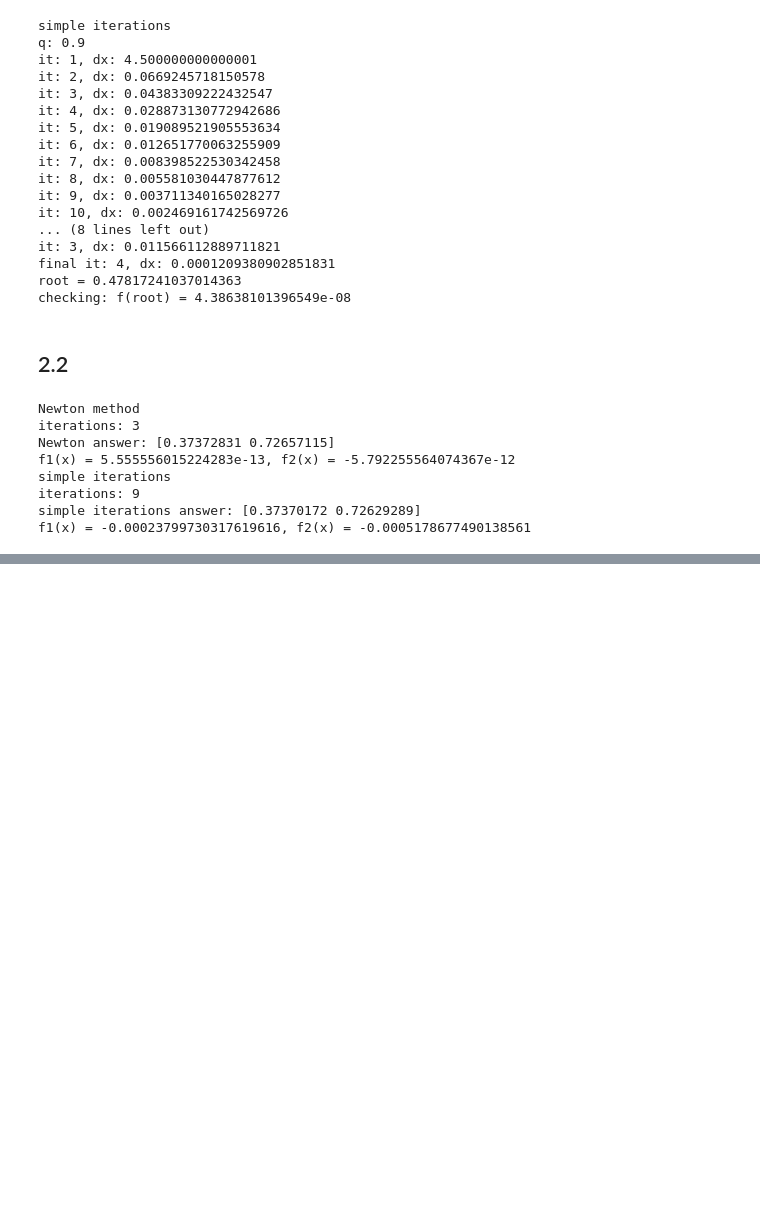
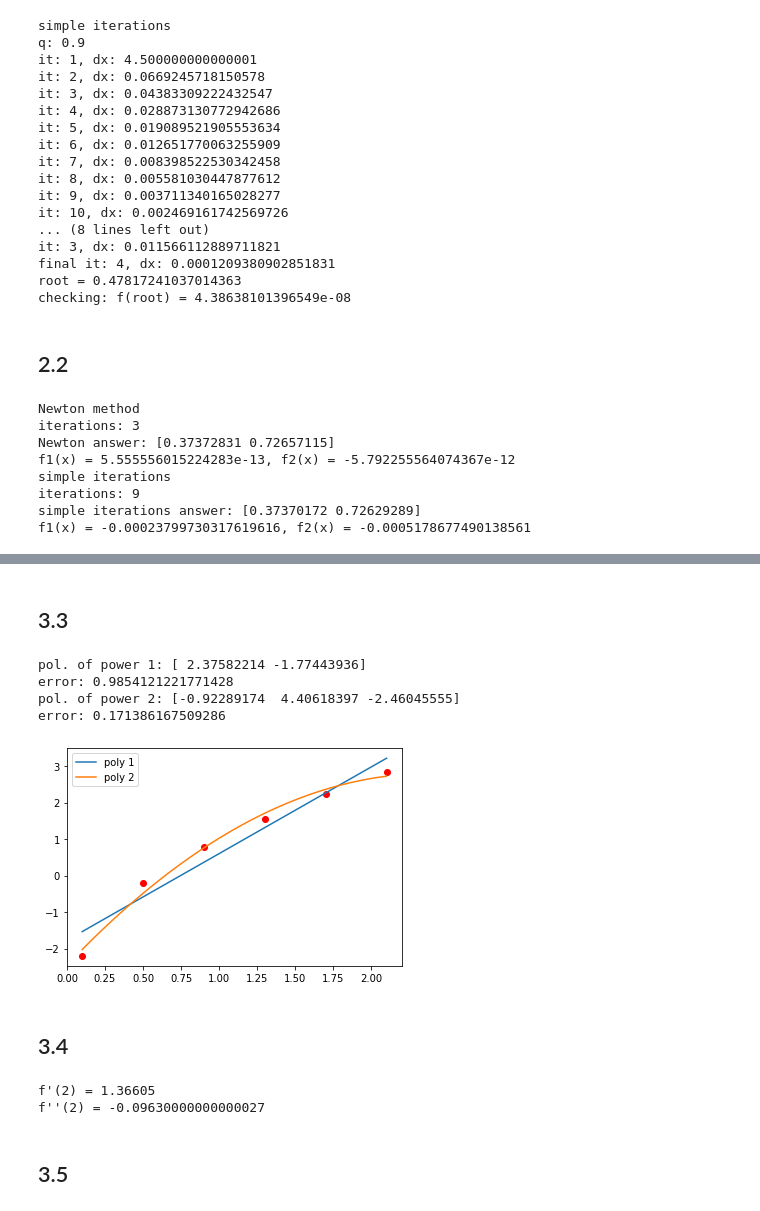
Before and after one commit to MayaMIkachan/numerical-methods, a Jupyter notebook: labs/labs.ipynb, the cells around one changed output, grey strips where cells are left out. Saved outputs shown, nothing was run; the diff lists cells and outputs as text; code cells hidden in the pictures; blank space fills up the shorter version.

```diff
--- a/labs/labs.ipynb
+++ b/labs/labs.ipynb
@@ -627,0 +804,69 @@ f1(x) = -0.00023799730317619616, f2(x) = -0.0005178677490138561
+# %% [markdown]
+## 3.3
+# %%
+def mls(k, x, y):
+    A = np.array([[i**j for i in x] for j in reversed(range(k+1))]).T
+    return np.linalg.multi_dot([np.linalg.inv(np.dot(A.T, A)), A.T, y])
+
+
+def calculate_error(x, y, coefs):
+    return sum((y - np.polyval(coefs, x))**2)
+
+
+def plot_polys(x, y, coefs):
+    x_plot = np.linspace(x[0], x[-1], 50)
+    for i, c in enumerate(coefs):
+        y_plot = [np.polyval(c, x) for x in x_plot]
+        plt.plot(x_plot, y_plot, label=f"poly {i+1}")
+    plt.scatter(x, y, color='r')
+    plt.legend()
+    plt.show()
+
+
+x = np.array([0.1, 0.5, 0.9, 1.3, 1.7, 2.1])
+y = np.array([-2.2026, -0.19315, 0.79464, 1.5624, 2.2306, 2.8419])
+
+coefs1 = mls(1, x, y)
+err1 = calculate_error(x, y, coefs1)
+print("pol. of power 1:", coefs1)
+print("error:", err1)
+
+coefs2 = mls(2, x, y)
+err2 = calculate_error(x, y, coefs2)
+print("pol. of power 2:", coefs2)
+print("error:", err2)
+
+plot_polys(x, y, [coefs1, coefs2])
+# %% [output]
+pol. of power 1: [ 2.37582214 -1.77443936]
+error: 0.9854121221771428
+pol. of power 2: [-0.92289174  4.40618397 -2.46045555]
+error: 0.171386167509286
+[figure, added]
+# %% [markdown]
+## 3.4
+# %%
+def d1(x, y, k):
+    l = (y[k] - y[k-1]) / (x[k] - x[k-1])
+    r = (y[k+1] - y[k]) / (x[k+1] - x[k])
+    return (l+r)/2, (l, r)
+
+
+def d2(x, y, k):
+    _, lr = d1(x, y, k)
+    return 2*(lr[1] - lr[0])/(x[k+1] - x[k-1])
+
+
+x = np.array([0, 1, 2, 3, 4])
+y = np.array([0, 2, 3.4142, 4.7321, 6])
+x_test = 2
+
+k = np.argwhere(x == x_test)[0, 0]
+
+print(f"f'({x_test}) = {d1(x, y, k)[0]}")
+print(f"f''({x_test}) = {d2(x, y, k)}")
+# %% [output]
+f'(2) = 1.36605
+f''(2) = -0.09630000000000027
+# %% [markdown]
+## 3.5
```
Also changed, not shown: parts of 13 cells of this notebook.
